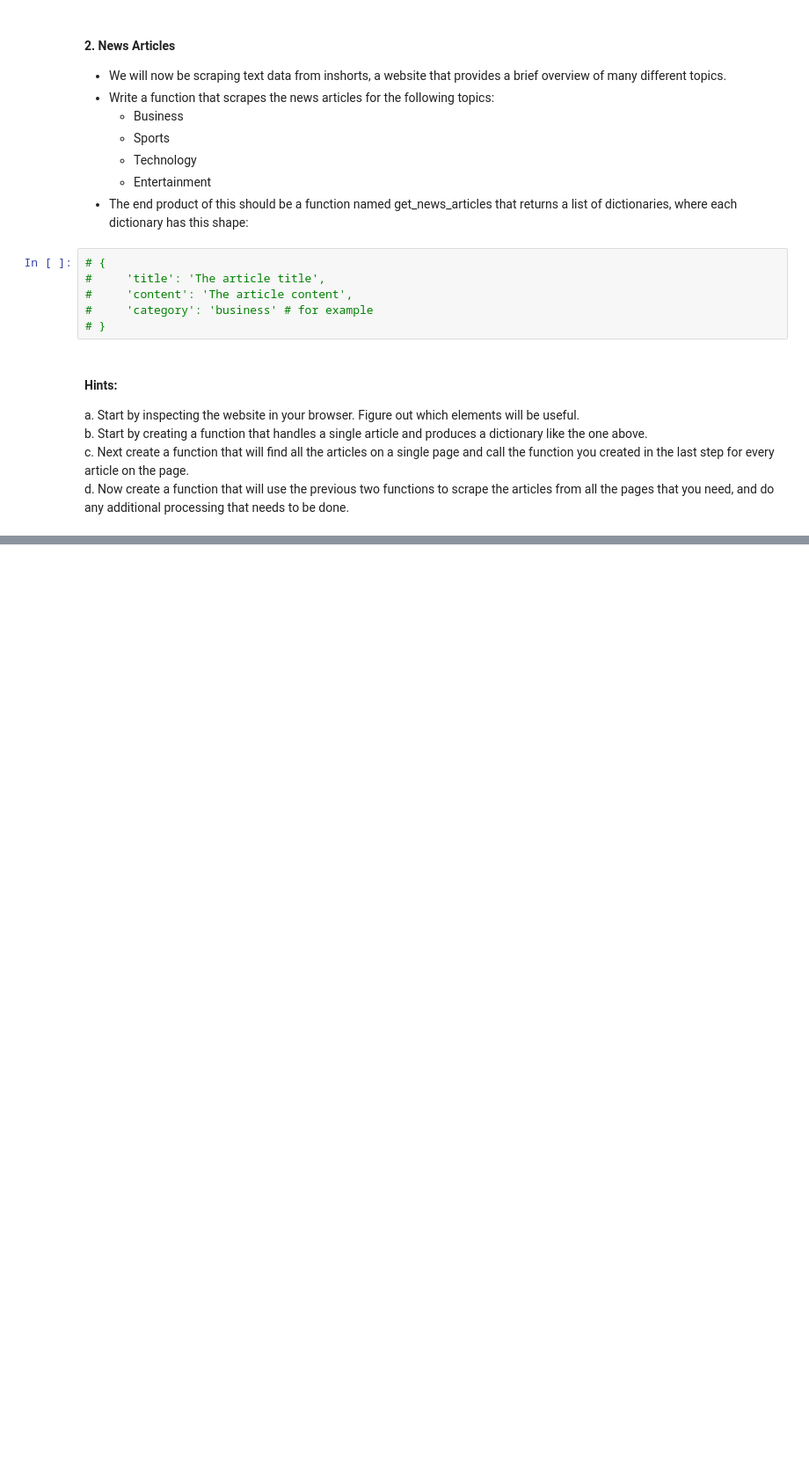
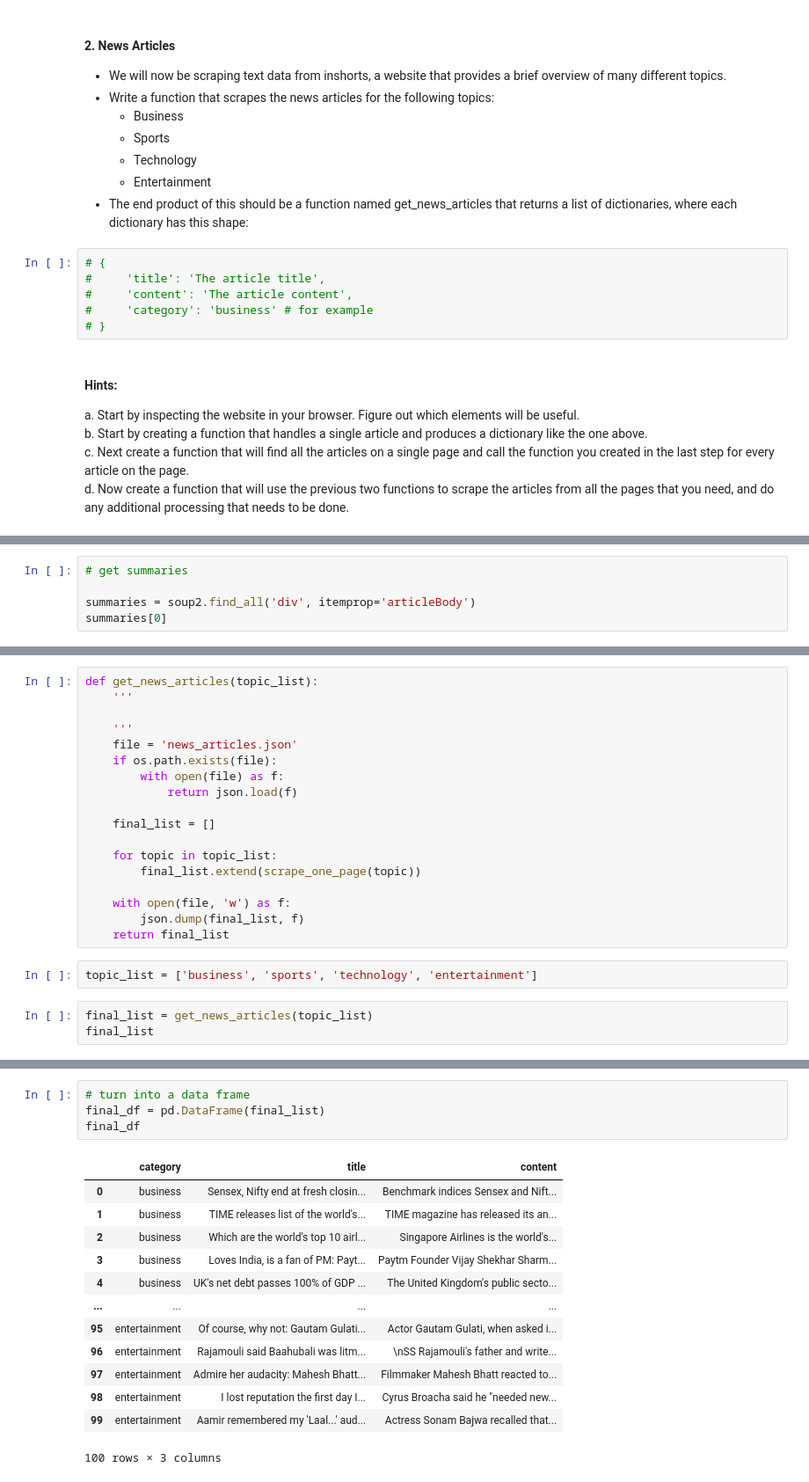
Before and after one commit to manuel-salazar1/natural-language-processing-exercises, a Jupyter notebook: acquire.ipynb, the cells around one changed output, grey strips where cells are left out. Shown: that part at 88% size. Cells and saved outputs as stored; diff of their text form; blank space fills up the shorter version.

```diff
--- a/acquire.ipynb
+++ b/acquire.ipynb
@@ -279,0 +387,5 @@ soup.find('div', itemprop='articleBody')
+# %%
+# get summaries
+
+summaries = soup2.find_all('div', itemprop='articleBody')
+summaries[0]
@@ -279,0 +441,23 @@ soup.find('div', itemprop='articleBody')
+# %%
+def get_news_articles(topic_list):
+    '''
+
+    '''
+    file = 'news_articles.json'
+    if os.path.exists(file):
+        with open(file) as f:
+            return json.load(f)
+
+    final_list = []
+
+    for topic in topic_list:
+        final_list.extend(scrape_one_page(topic))
+
+    with open(file, 'w') as f:
+        json.dump(final_list, f)
+    return final_list
+# %%
+topic_list = ['business', 'sports', 'technology', 'entertainment']
+# %%
+final_list = get_news_articles(topic_list)
+final_list
@@ -279,0 +482,18 @@ soup.find('div', itemprop='articleBody')
+# %%
+# turn into a data frame
+final_df = pd.DataFrame(final_list)
+final_df
+# %% [output]
+|  | category | title | content |
+| 0 | business | Sensex, Nifty end at fresh closin... | Benchmark indices Sensex and Nift... |
+| 1 | business | TIME releases list of the world's... | TIME magazine has released its an... |
+| 2 | business | Which are the world's top 10 airl... | Singapore Airlines is the world's... |
+| 3 | business | Loves India, is a fan of PM: Payt... | Paytm Founder Vijay Shekhar Sharm... |
+| 4 | business | UK's net debt passes 100% of GDP ... | The United Kingdom's public secto... |
+| ... | ... | ... | ... |
+| 95 | entertainment | Of course, why not: Gautam Gulati... | Actor Gautam Gulati, when asked i... |
+| 96 | entertainment | Rajamouli said Baahubali was litm... | \nSS Rajamouli's father and write... |
+| 97 | entertainment | Admire her audacity: Mahesh Bhatt... | Filmmaker Mahesh Bhatt reacted to... |
+| 98 | entertainment | I lost reputation the first day I... | Cyrus Broacha said he "needed new... |
+| 99 | entertainment | Aamir remembered my 'Laal...' aud... | Actress Sonam Bajwa recalled that... |
+100 rows × 3 columns
```
Also changed, not shown: parts of 26 cells of this notebook, 3 other files.
